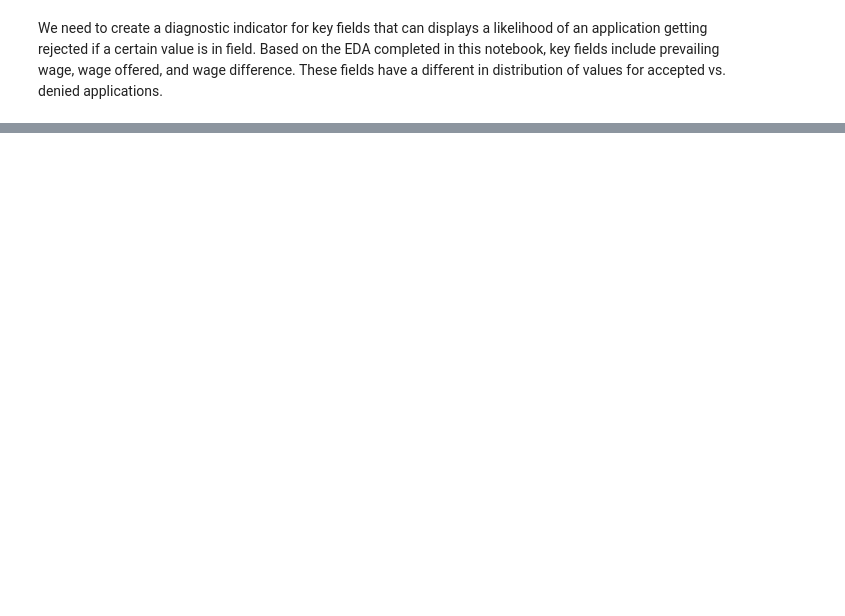
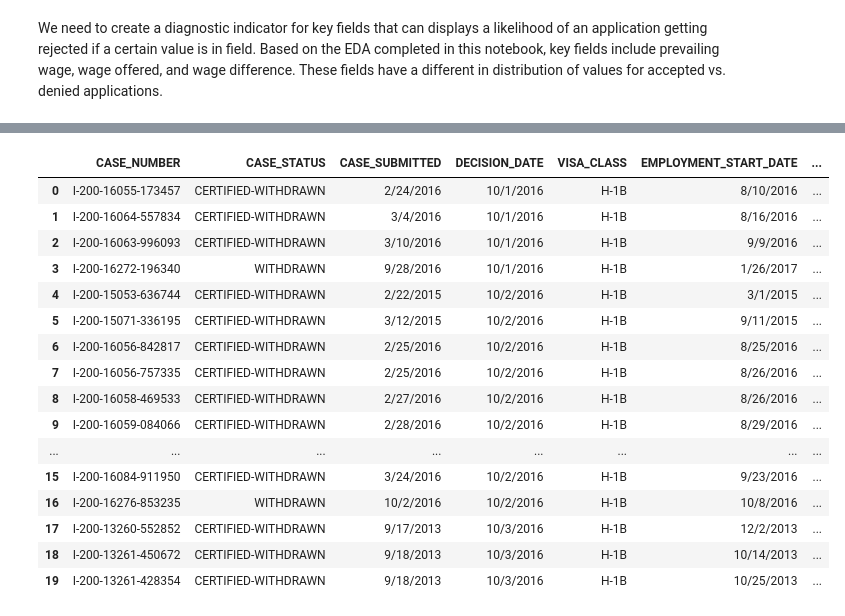
Before and after one commit to sopaturi/Springboard, a Jupyter notebook: Capstone Project/Capstone Project-Data Storytelling.ipynb, the cells around one changed output, grey strips where cells are left out. Cells and saved outputs as stored; diff of their text form; code cells hidden in the pictures; blank space fills up the shorter version.

```diff
--- a/Capstone Project/Capstone Project-Data Storytelling.ipynb
+++ b/Capstone Project/Capstone Project-Data Storytelling.ipynb
@@ -457,0 +489,20 @@ We need to create a diagnostic indicator for key fields that can displays a like
+# %%
+df_source[df_source['CASE_STATUS'] != 'DENIED'].head(20)
+# %% [output]
+|  | CASE_NUMBER | CASE_STATUS | CASE_SUBMITTED | DECISION_DATE | VISA_CLASS | EMPLOYMENT_START_DATE | ... |
+| 0 | I-200-16055-173457 | CERTIFIED-WITHDRAWN | 2/24/2016 | 10/1/2016 | H-1B | 8/10/2016 | ... |
+| 1 | I-200-16064-557834 | CERTIFIED-WITHDRAWN | 3/4/2016 | 10/1/2016 | H-1B | 8/16/2016 | ... |
+| 2 | I-200-16063-996093 | CERTIFIED-WITHDRAWN | 3/10/2016 | 10/1/2016 | H-1B | 9/9/2016 | ... |
+| 3 | I-200-16272-196340 | WITHDRAWN | 9/28/2016 | 10/1/2016 | H-1B | 1/26/2017 | ... |
+| 4 | I-200-15053-636744 | CERTIFIED-WITHDRAWN | 2/22/2015 | 10/2/2016 | H-1B | 3/1/2015 | ... |
+| 5 | I-200-15071-336195 | CERTIFIED-WITHDRAWN | 3/12/2015 | 10/2/2016 | H-1B | 9/11/2015 | ... |
+| 6 | I-200-16056-842817 | CERTIFIED-WITHDRAWN | 2/25/2016 | 10/2/2016 | H-1B | 8/25/2016 | ... |
+| 7 | I-200-16056-757335 | CERTIFIED-WITHDRAWN | 2/25/2016 | 10/2/2016 | H-1B | 8/26/2016 | ... |
+| 8 | I-200-16058-469533 | CERTIFIED-WITHDRAWN | 2/27/2016 | 10/2/2016 | H-1B | 8/26/2016 | ... |
+| 9 | I-200-16059-084066 | CERTIFIED-WITHDRAWN | 2/28/2016 | 10/2/2016 | H-1B | 8/29/2016 | ... |
+| ... | ... | ... | ... | ... | ... | ... | ... |
+| 15 | I-200-16084-911950 | CERTIFIED-WITHDRAWN | 3/24/2016 | 10/2/2016 | H-1B | 9/23/2016 | ... |
+| 16 | I-200-16276-853235 | WITHDRAWN | 10/2/2016 | 10/2/2016 | H-1B | 10/8/2016 | ... |
+| 17 | I-200-13260-552852 | CERTIFIED-WITHDRAWN | 9/17/2013 | 10/3/2016 | H-1B | 12/2/2013 | ... |
+| 18 | I-200-13261-450672 | CERTIFIED-WITHDRAWN | 9/18/2013 | 10/3/2016 | H-1B | 10/14/2013 | ... |
+| 19 | I-200-13261-428354 | CERTIFIED-WITHDRAWN | 9/18/2013 | 10/3/2016 | H-1B | 10/25/2013 | ... |
```
Also changed, not shown: parts of 19 cells of this notebook, 3 other files.
